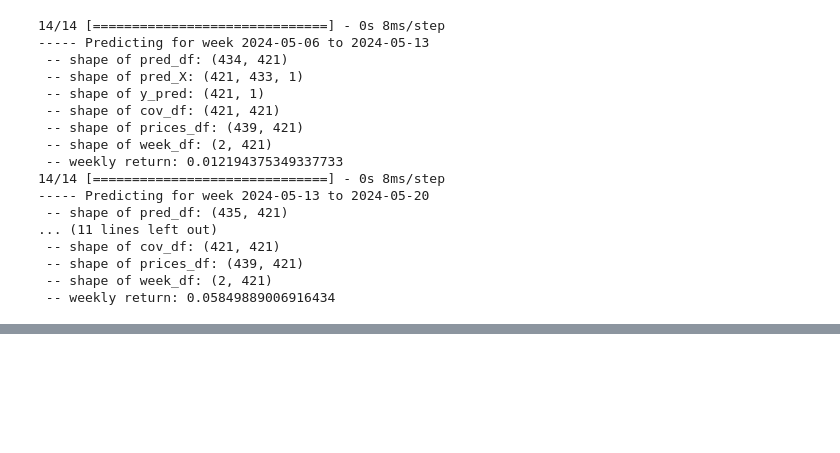
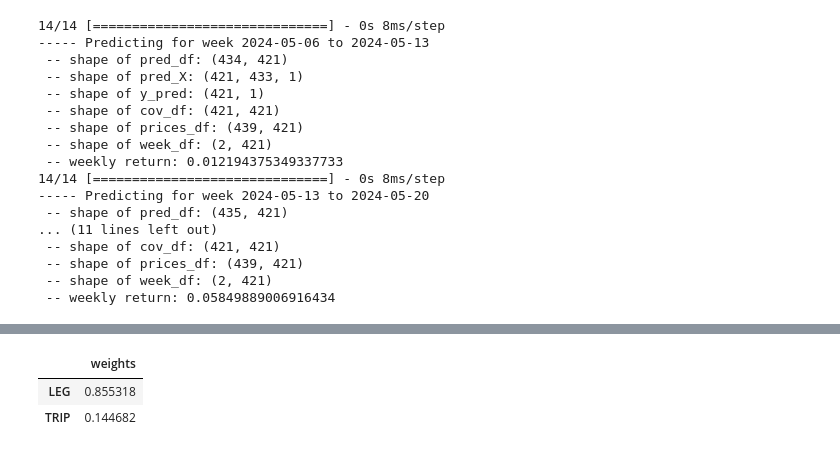
Before and after one commit to tim-boudot/lwhf-investment-strategy, a Jupyter notebook: notebooks/bn-refactor.ipynb, the cells around one changed output, grey strips where cells are left out. Cells and saved outputs as stored; diff of their text form; code cells hidden in the pictures; blank space fills up the shorter version.

```diff
--- a/notebooks/bn-refactor.ipynb
+++ b/notebooks/bn-refactor.ipynb
@@ -427,0 +428,6 @@ ax = rp.plot_pie( w= clean_weights, title='Sharpe Mean Variance', others=0.05, n
+# %%
+clean_weights[clean_weights.weights > 0.01]
+# %% [output]
+|  | weights |
+| LEG | 0.855318 |
+| TRIP | 0.144682 |
```
Also changed, not shown: parts of 1 cell of this notebook, 2 other files.
